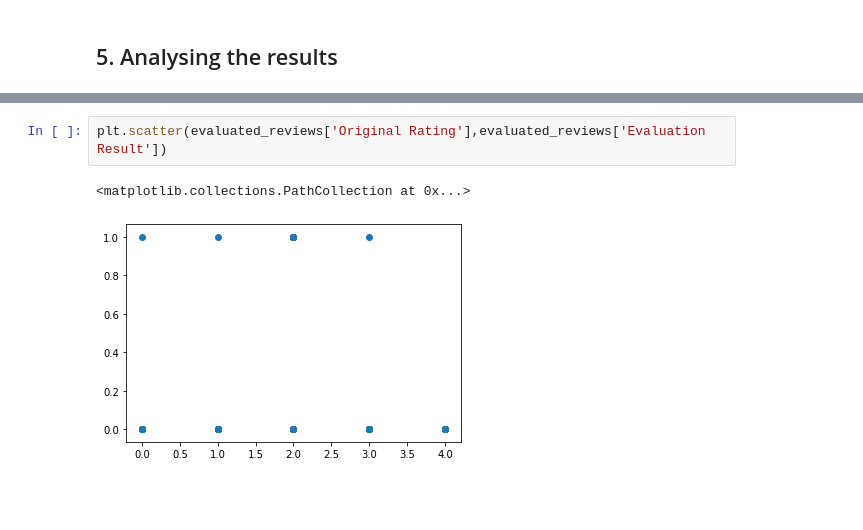
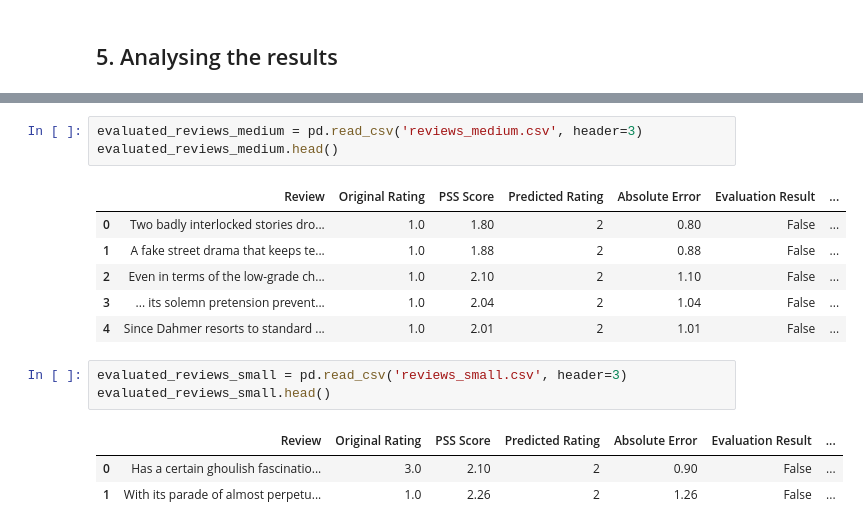
Before and after one commit to diegoarmaca/SentimentScore, a Jupyter notebook: Sentiment_Explore.ipynb, the cells around one changed output, grey strips where cells are left out. Drawn from its saved outputs; the diff is of its cells as text; blank space fills up the shorter version.

```diff
--- a/Sentiment_Explore.ipynb
+++ b/Sentiment_Explore.ipynb
@@ -238,5 +237,17 @@ evaluated_reviews.head()
-# %%
-plt.scatter(evaluated_reviews['Original Rating'],evaluated_reviews['Evaluation Result'])
-# %% [output]
-<matplotlib.collections.PathCollection at 0x...>
-[figure, removed]
+# %%
+evaluated_reviews_medium = pd.read_csv('reviews_medium.csv', header=3)
+evaluated_reviews_medium.head()
+# %% [output]
+|  | Review | Original Rating | PSS Score | Predicted Rating | Absolute Error | Evaluation Result | ... |
+| 0 | Two badly interlocked stories dro... | 1.0 | 1.80 | 2 | 0.80 | False | ... |
+| 1 | A fake street drama that keeps te... | 1.0 | 1.88 | 2 | 0.88 | False | ... |
+| 2 | Even in terms of the low-grade ch... | 1.0 | 2.10 | 2 | 1.10 | False | ... |
+| 3 | ... its solemn pretension prevent... | 1.0 | 2.04 | 2 | 1.04 | False | ... |
+| 4 | Since Dahmer resorts to standard ... | 1.0 | 2.01 | 2 | 1.01 | False | ... |
+# %%
+evaluated_reviews_small = pd.read_csv('reviews_small.csv', header=3)
+evaluated_reviews_small.head()
+# %% [output]
+|  | Review | Original Rating | PSS Score | Predicted Rating | Absolute Error | Evaluation Result | ... |
+| 0 | Has a certain ghoulish fascinatio... | 3.0 | 2.10 | 2 | 0.90 | False | ... |
+| 1 | With its parade of almost perpetu... | 1.0 | 2.26 | 2 | 1.26 | False | ... |
```
Also changed, not shown: parts of 13 cells of this notebook.
